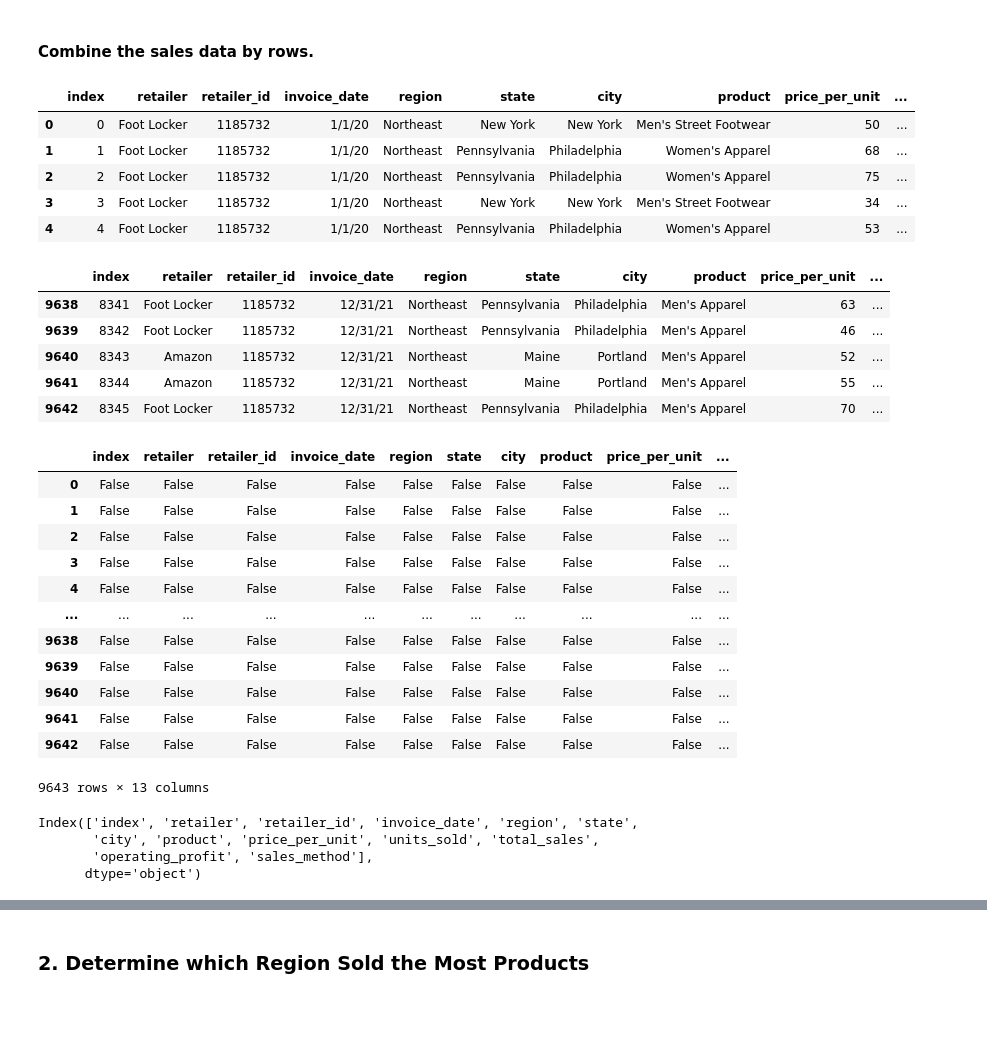
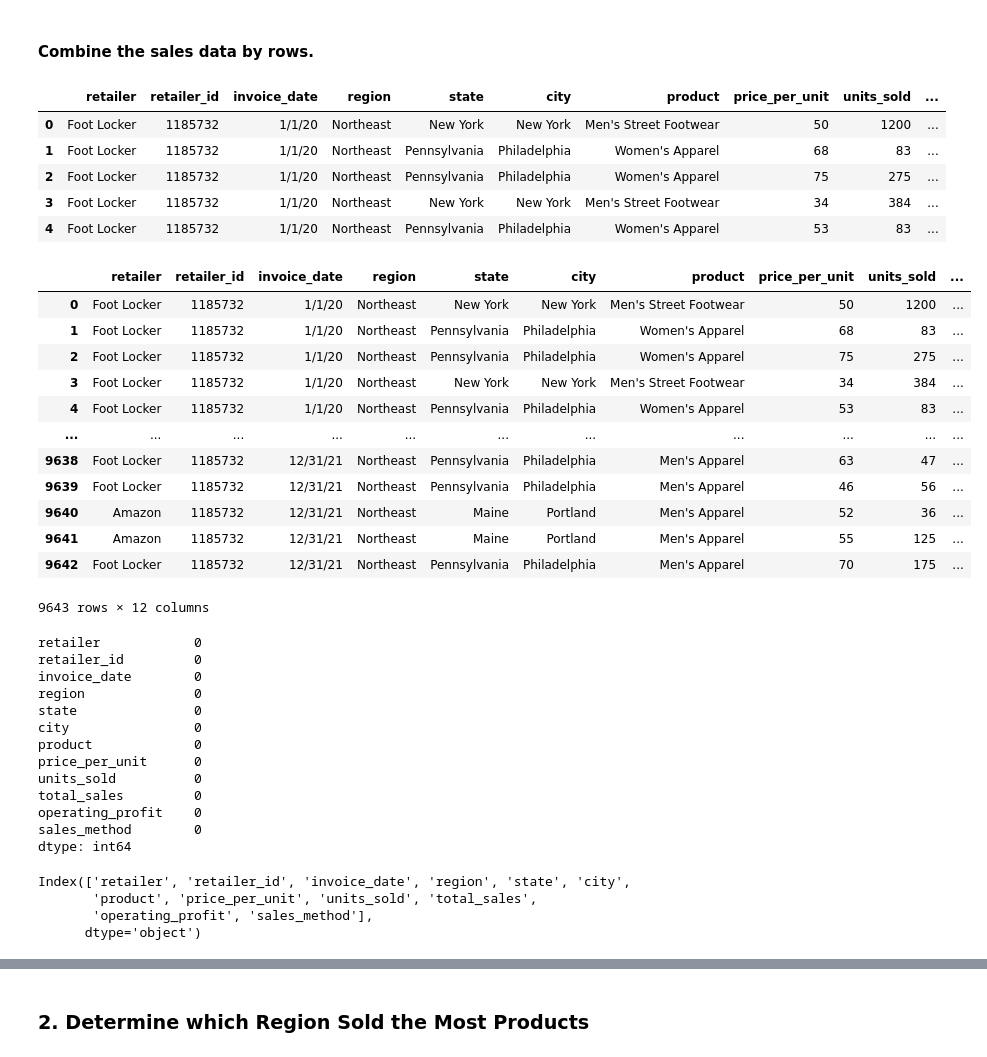
Before and after one commit to zhongzheshen/athletic_sales_analysis, a Jupyter notebook: athletic_sales_analysis_starter_code.ipynb, the cells around one changed output, grey strips where cells are left out. Drawn from its saved outputs; the diff is of its cells as text; code cells hidden in the pictures; blank space fills up the shorter version.

```diff
--- a/athletic_sales_analysis_starter_code.ipynb
+++ b/athletic_sales_analysis_starter_code.ipynb
@@ -75,49 +75,56 @@ dtype: object
 #### Combine the sales data by rows.
 # %%
 # Combine the 2020 and 2021 sales DataFrames on the rows and reset the index.
-combined_athletic_sales_2020_2021_df = pd.concat([athletic_sales_2020_df, athletic_sales_2021_df], axis="rows").reset_index()
+combined_athletic_sales_2020_2021_df = pd.concat([athletic_sales_2020_df, athletic_sales_2021_df], axis="rows").reset_index(drop=True)
 combined_athletic_sales_2020_2021_df.head()
 # %% [output]
-|  | index | retailer | retailer_id | invoice_date | region | state | city | product | price_per_unit | ... |
-| 0 | 0 | Foot Locker | 1185732 | 1/1/20 | Northeast | New York | New York | Men's Street Footwear | 50 | ... |
-| 1 | 1 | Foot Locker | 1185732 | 1/1/20 | Northeast | Pennsylvania | Philadelphia | Women's Apparel | 68 | ... |
-| 2 | 2 | Foot Locker | 1185732 | 1/1/20 | Northeast | Pennsylvania | Philadelphia | Women's Apparel | 75 | ... |
-| 3 | 3 | Foot Locker | 1185732 | 1/1/20 | Northeast | New York | New York | Men's Street Footwear | 34 | ... |
-| 4 | 4 | Foot Locker | 1185732 | 1/1/20 | Northeast | Pennsylvania | Philadelphia | Women's Apparel | 53 | ... |
+|  | retailer | retailer_id | invoice_date | region | state | city | product | price_per_unit | units_sold | ... |
+| 0 | Foot Locker | 1185732 | 1/1/20 | Northeast | New York | New York | Men's Street Footwear | 50 | 1200 | ... |
+| 1 | Foot Locker | 1185732 | 1/1/20 | Northeast | Pennsylvania | Philadelphia | Women's Apparel | 68 | 83 | ... |
+| 2 | Foot Locker | 1185732 | 1/1/20 | Northeast | Pennsylvania | Philadelphia | Women's Apparel | 75 | 275 | ... |
+| 3 | Foot Locker | 1185732 | 1/1/20 | Northeast | New York | New York | Men's Street Footwear | 34 | 384 | ... |
+| 4 | Foot Locker | 1185732 | 1/1/20 | Northeast | Pennsylvania | Philadelphia | Women's Apparel | 53 | 83 | ... |
 # %%
-combined_athletic_sales_2020_2021_df.tail()
+combined_athletic_sales_2020_2021_df
 # %% [output]
-|  | index | retailer | retailer_id | invoice_date | region | state | city | product | price_per_unit | ... |
-| 9638 | 8341 | Foot Locker | 1185732 | 12/31/21 | Northeast | Pennsylvania | Philadelphia | Men's Apparel | 63 | ... |
-| 9639 | 8342 | Foot Locker | 1185732 | 12/31/21 | Northeast | Pennsylvania | Philadelphia | Men's Apparel | 46 | ... |
-| 9640 | 8343 | Amazon | 1185732 | 12/31/21 | Northeast | Maine | Portland | Men's Apparel | 52 | ... |
-| 9641 | 8344 | Amazon | 1185732 | 12/31/21 | Northeast | Maine | Portland | Men's Apparel | 55 | ... |
-| 9642 | 8345 | Foot Locker | 1185732 | 12/31/21 | Northeast | Pennsylvania | Philadelphia | Men's Apparel | 70 | ... |
+|  | retailer | retailer_id | invoice_date | region | state | city | product | price_per_unit | units_sold | ... |
+| 0 | Foot Locker | 1185732 | 1/1/20 | Northeast | New York | New York | Men's Street Footwear | 50 | 1200 | ... |
+| 1 | Foot Locker | 1185732 | 1/1/20 | Northeast | Pennsylvania | Philadelphia | Women's Apparel | 68 | 83 | ... |
+| 2 | Foot Locker | 1185732 | 1/1/20 | Northeast | Pennsylvania | Philadelphia | Women's Apparel | 75 | 275 | ... |
+| 3 | Foot Locker | 1185732 | 1/1/20 | Northeast | New York | New York | Men's Street Footwear | 34 | 384 | ... |
+| 4 | Foot Locker | 1185732 | 1/1/20 | Northeast | Pennsylvania | Philadelphia | Women's Apparel | 53 | 83 | ... |
+| ... | ... | ... | ... | ... | ... | ... | ... | ... | ... | ... |
+| 9638 | Foot Locker | 1185732 | 12/31/21 | Northeast | Pennsylvania | Philadelphia | Men's Apparel | 63 | 47 | ... |
+| 9639 | Foot Locker | 1185732 | 12/31/21 | Northeast | Pennsylvania | Philadelphia | Men's Apparel | 46 | 56 | ... |
+| 9640 | Amazon | 1185732 | 12/31/21 | Northeast | Maine | Portland | Men's Apparel | 52 | 36 | ... |
+| 9641 | Amazon | 1185732 | 12/31/21 | Northeast | Maine | Portland | Men's Apparel | 55 | 125 | ... |
+| 9642 | Foot Locker | 1185732 | 12/31/21 | Northeast | Pennsylvania | Philadelphia | Men's Apparel | 70 | 175 | ... |
+9643 rows × 12 columns
 # %%
 # Check if any values are null.
-combined_athletic_sales_2020_2021_df.isnull()
+combined_athletic_sales_2020_2021_df.isnull().sum()
 # %% [output]
-|  | index | retailer | retailer_id | invoice_date | region | state | city | product | price_per_unit | ... |
-| 0 | False | False | False | False | False | False | False | False | False | ... |
-| 1 | False | False | False | False | False | False | False | False | False | ... |
-| 2 | False | False | False | False | False | False | False | False | False | ... |
-| 3 | False | False | False | False | False | False | False | False | False | ... |
-| 4 | False | False | False | False | False | False | False | False | False | ... |
-| ... | ... | ... | ... | ... | ... | ... | ... | ... | ... | ... |
-| 9638 | False | False | False | False | False | False | False | False | False | ... |
-| 9639 | False | False | False | False | False | False | False | False | False | ... |
-| 9640 | False | False | False | False | False | False | False | False | False | ... |
-| 9641 | False | False | False | False | False | False | False | False | False | ... |
-| 9642 | False | False | False | False | False | False | False | False | False | ... |
-9643 rows × 13 columns
+retailer            0
+retailer_id         0
+invoice_date        0
+region              0
+state               0
+city                0
+product             0
+price_per_unit      0
+units_sold          0
+total_sales         0
+operating_profit    0
+sales_method        0
+dtype: int64
 # %%
 ###combined_athletic_sales_2020_2021_df.dropna()
 # %%
 # Check the data type of each column
 combined_athletic_sales_2020_2021_df.columns
 # %% [output]
-Index(['index', 'retailer', 'retailer_id', 'invoice_date', 'region', 'state',
-       'city', 'product', 'price_per_unit', 'units_sold', 'total_sales',
+Index(['retailer', 'retailer_id', 'invoice_date', 'region', 'state', 'city',
+       'product', 'price_per_unit', 'units_sold', 'total_sales',
        'operating_profit', 'sales_method'],
       dtype='object')
 # %%
```
Also changed, not shown: parts of 16 cells of this notebook.
